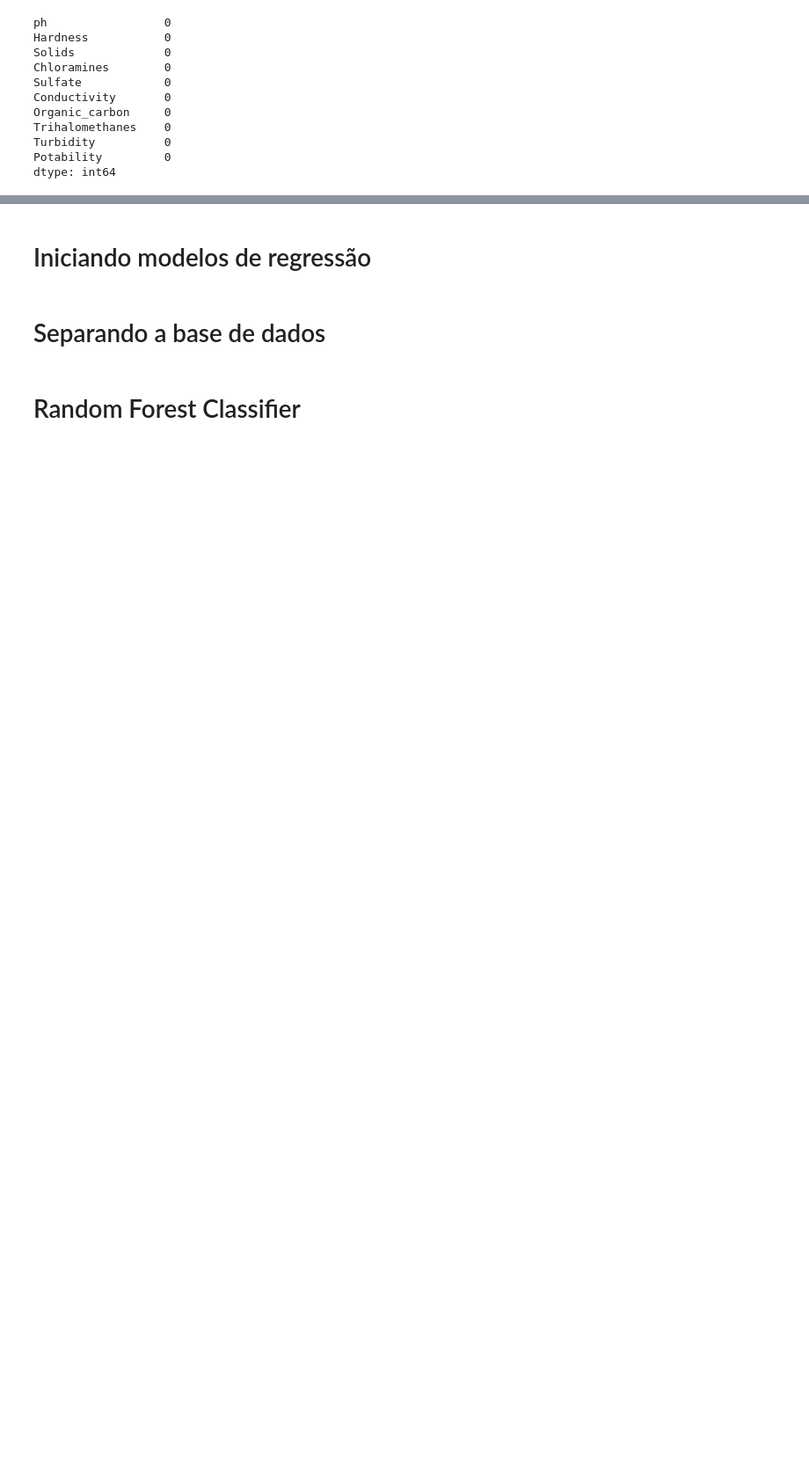
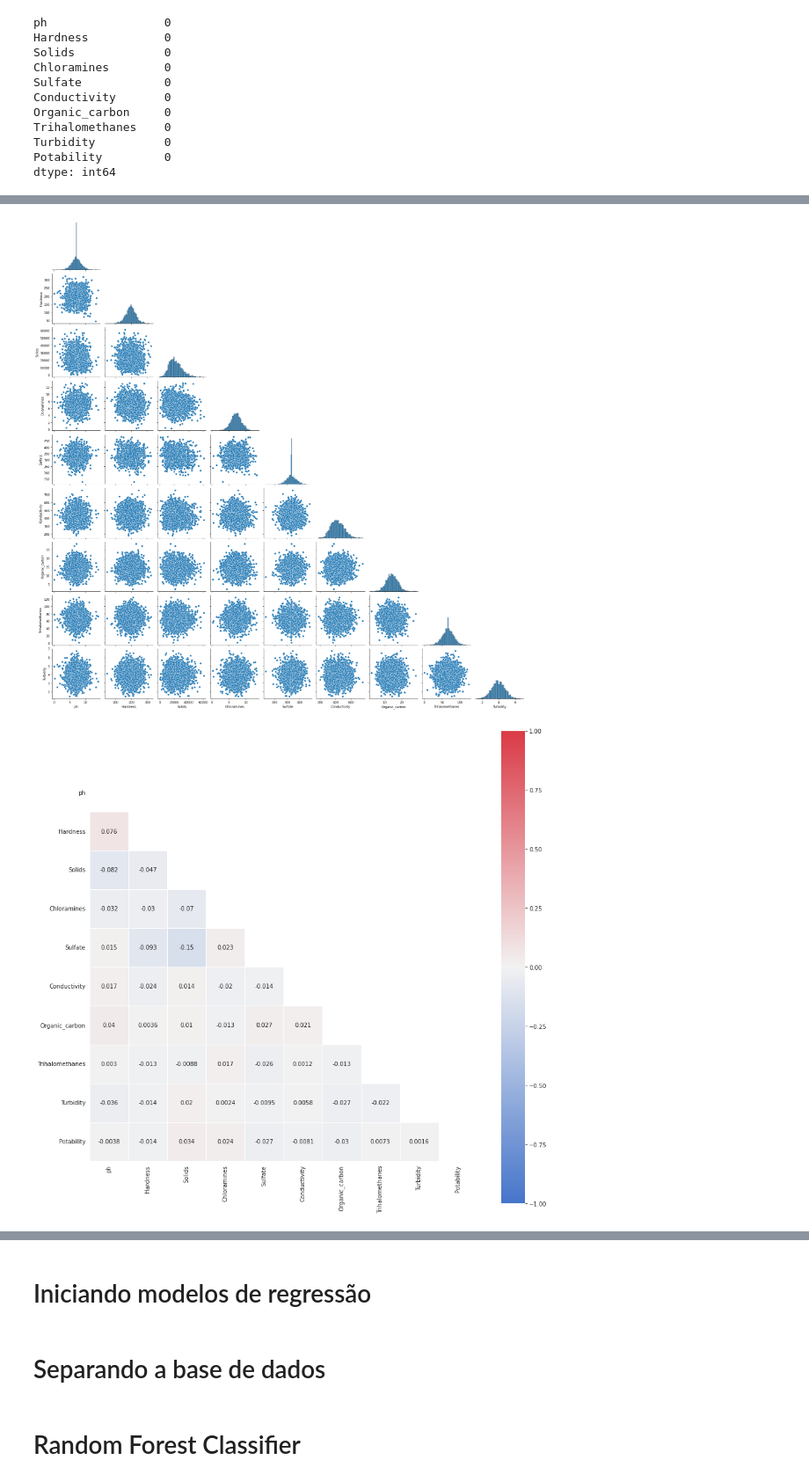
Before and after one commit to RafaelNiccheri/P2_Cdados_2021-2, a Jupyter notebook: Teste.ipynb, the cells around one changed output, grey strips where cells are left out. Shown at 88% size. Cells and saved outputs as stored; diff of their text form; code cells hidden in the pictures; blank space fills up the shorter version.

```diff
--- a/Teste.ipynb
+++ b/Teste.ipynb
@@ -240,11 +215,13 @@ corr_ajustada
 # %%
-if show_data:
-    sns.pairplot(df_agua1)
-    plt.show(block=False)
-    mask = np.zeros_like(corr_ajustada)
-    mask[np.triu_indices_from(mask)] = True
-    with sns.axes_style("white"):
-        f, ax = plt.subplots(figsize=(7, 5), num='corr_ajustada')
-        cmap = sns.diverging_palette(255, 10, as_cmap=True)
-        sns.heatmap(corr_ajustada, vmin=-1, vmax=1, mask=mask, cmap=cmap, annot=True, square=True, linewidths=1)
-    plt.show(block=False)
+sns.pairplot(df_agua1[['ph','Hardness','Solids','Chloramines','Sulfate','Conductivity','Organic_carbon','Trihalomethanes','Turbidity']], corner=True)
+plt.show(block=False)
+mask = np.zeros_like(corr_ajustada)
+mask[np.triu_indices_from(mask)] = True
+with sns.axes_style("white"):
+    f, ax = plt.subplots(figsize=(15, 15), num='corr_ajustada sem pot')
+    cmap = sns.diverging_palette(255, 10, as_cmap=True)
+    sns.heatmap(corr_ajustada, vmin=-1, vmax=1, mask=mask, cmap=cmap, annot=True, square=True, linewidths=1)
+plt.show(block=False)
+# %% [output]
+[figure, added]
+[figure, added]
```
Also changed, not shown: parts of 30 cells of this notebook.
